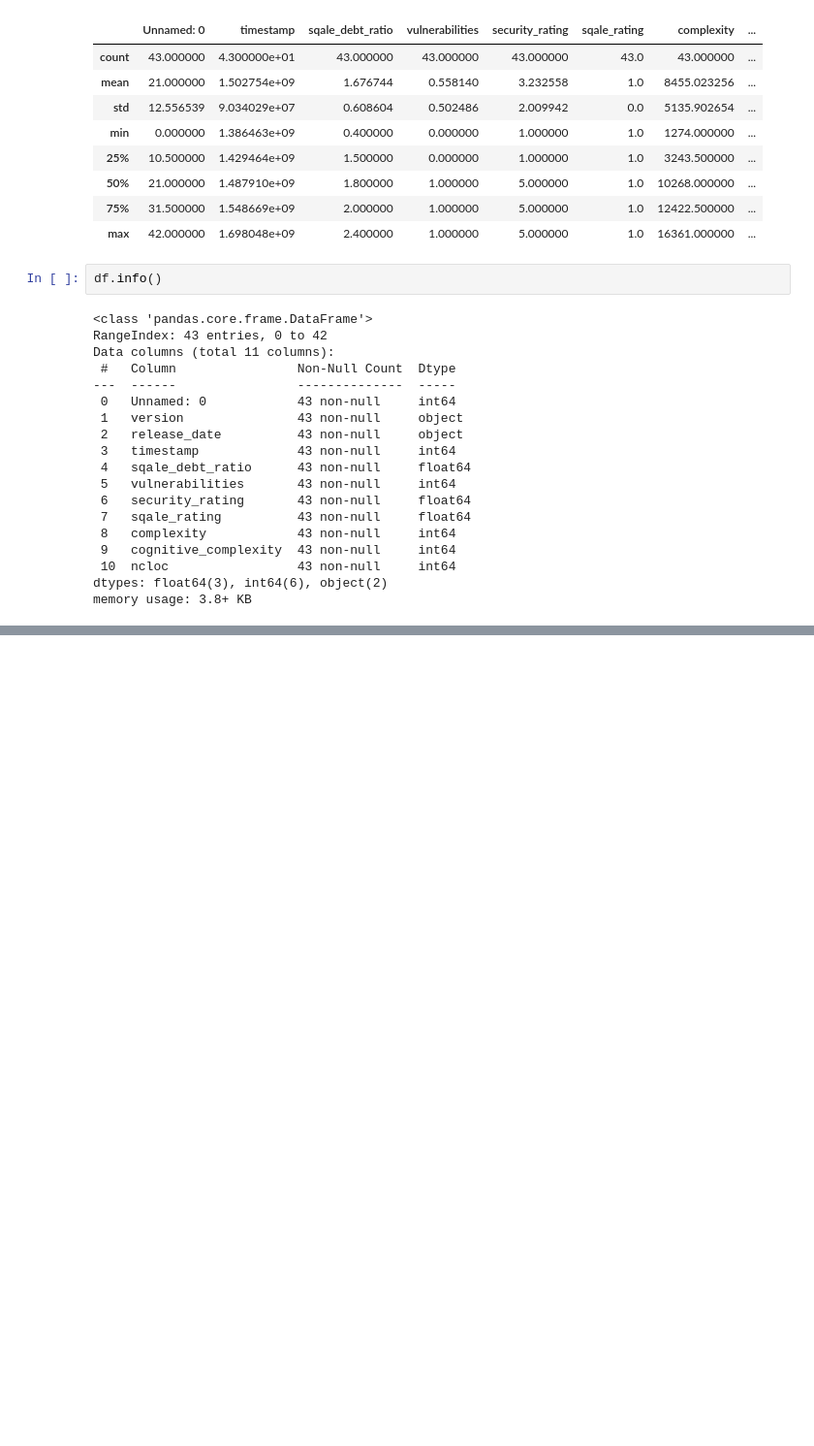
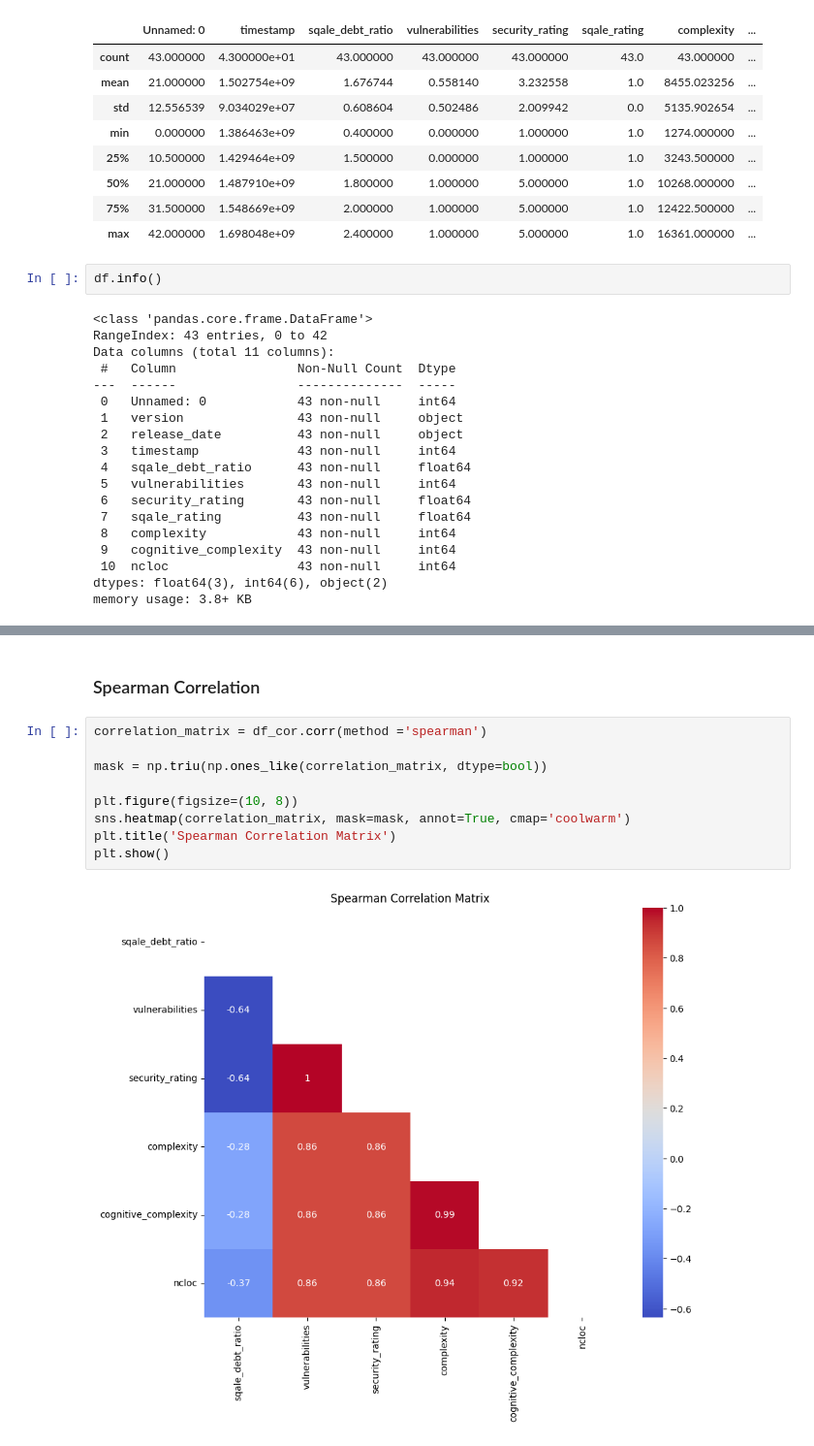
Before and after one commit to NotAlpha45/Analysis-of-Code-Smell-and-Refactoring, a Jupyter notebook: Code/Analysis/RQ1/vue_analysis.ipynb, the cells around one changed output, grey strips where cells are left out. Shown at 97% size. Saved outputs shown, nothing was run; the diff lists cells and outputs as text; blank space fills up the shorter version.

```diff
--- a/Code/Analysis/RQ1/vue_analysis.ipynb
+++ b/Code/Analysis/RQ1/vue_analysis.ipynb
@@ -53,0 +168,13 @@ memory usage: 3.8+ KB
+# %% [markdown]
+### Spearman Correlation
+# %%
+correlation_matrix = df_cor.corr(method ='spearman')
+
+mask = np.triu(np.ones_like(correlation_matrix, dtype=bool))
+
+plt.figure(figsize=(10, 8))
+sns.heatmap(correlation_matrix, mask=mask, annot=True, cmap='coolwarm')
+plt.title('Spearman Correlation Matrix')
+plt.show()
+# %% [output]
+[figure, added]
```
Also changed, not shown: parts of 21 cells of this notebook.
